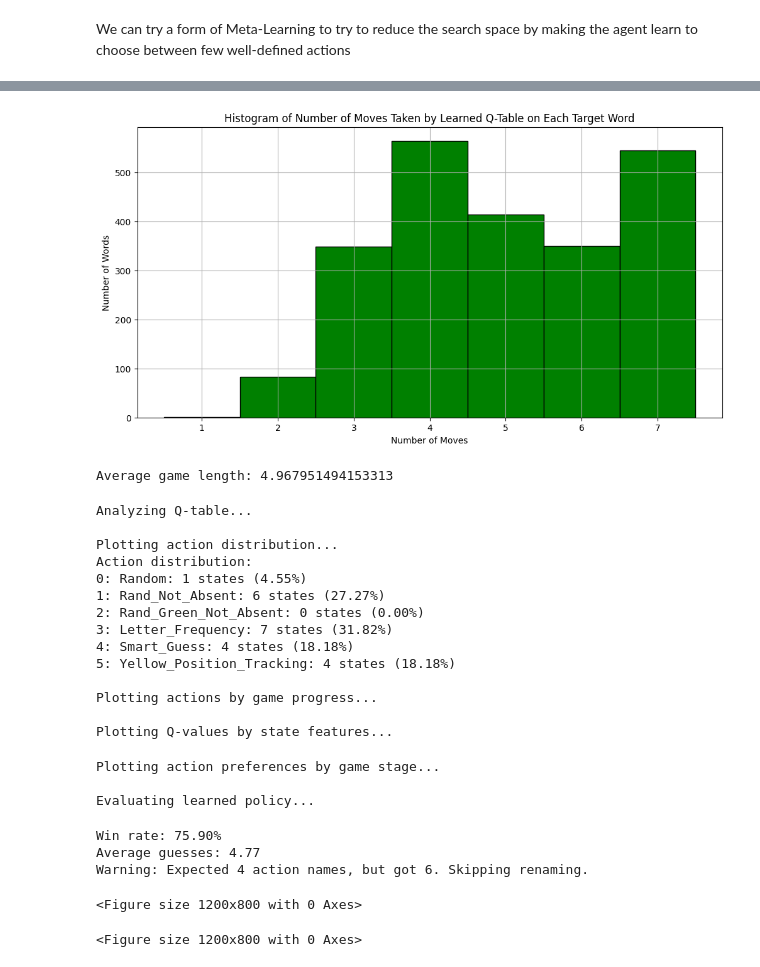
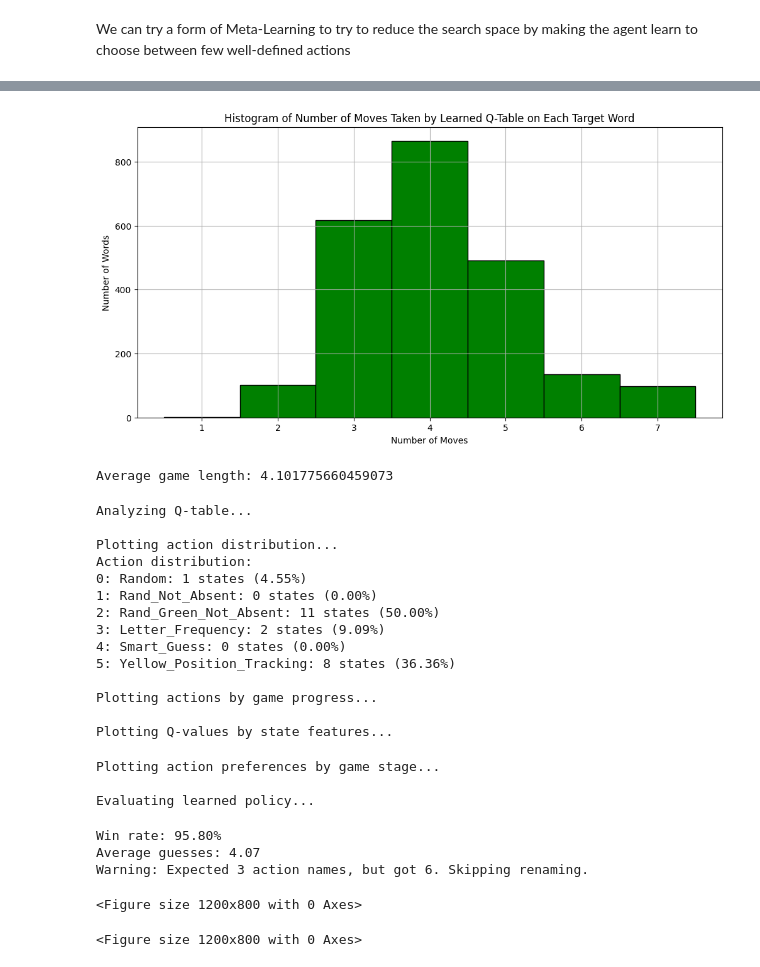
Before and after one commit to SaptarishiD/Rl4Wordle, a Jupyter notebook: myQwordle.ipynb, the cells around one changed output, grey strips where cells are left out. Drawn from its saved outputs; the diff is of its cells as text; code cells hidden in the pictures.

```diff
--- a/myQwordle.ipynb
+++ b/myQwordle.ipynb
@@ -14,7 +14,7 @@ from myQwordleEnv import WordleMetaEnv, WordleQEnv, MyAgent
 from tqdm import tqdm
 import time
 # %%
-f = open('words.txt', 'r')
+f = open('target_words.txt', 'r')
 target_words = f.read().splitlines()
 f.close()
 # %%
@@ -25,7 +25,7 @@ len(target_words)
 We can try a form of Meta-Learning to try to reduce the search space by making the agent learn to choose between few well-defined actions
 # %%
 def Q_Learning(num_episodes, gamma=1.0, alpha=0.5, epsilon=0.1):
-    env = WordleMetaEnv(word_list_path='words.txt')
+    env = WordleMetaEnv(debug=False, word_list_path='target_words.txt')
     actions_len = len(env.action_space)
     Q = defaultdict(lambda: np.zeros(actions_len))
 
@@ -184,39 +184,39 @@ def run_episode_for_target(target, Q):
         if state in Q:
             action = np.argmax(Q[state])
         else:
             action = random.choice(env.agent.action_space)
 
         state, reward, done = env.step(action)
         moves += 1
     if env.env.won_game == 'yes':
         return moves
     else:
         env.env.won_game = 'no'
         return moves+1
-    return moves
+
 
 moves_list = []
 f = open('target_words.txt', 'r')
 new_target_words = f.read().splitlines()
 f.close()
 for word in tqdm(new_target_words):
     m = run_episode_for_target(word, Q_loaded)
     moves_list.append(m)
 
 plt.figure(figsize=(12, 6))
 plt.hist(moves_list, bins=range(1, max(moves_list) + 2), edgecolor='black', color='green', align='left')
 plt.xlabel("Number of Moves")
 plt.ylabel("Number of Words")
 plt.title("Histogram of Number of Moves Taken by Learned Q-Table on Each Target Word")
 plt.xticks(range(1, max(moves_list) + 1))
 plt.grid(True)
 plt.show()
 # %% [output]
-[figure, old version]
+[figure, new version]
 # %%
 print("Average game length:", np.mean(moves_list))
 # %% [output]
-Average game length: 4.967951494153313
+Average game length: 4.101775660459073
 # %%
 import numpy as np
 import matplotlib.pyplot as plt
@@ -585,11 +585,11 @@ Analyzing Q-table...
 Plotting action distribution...
 Action distribution:
 0: Random: 1 states (4.55%)
-1: Rand_Not_Absent: 6 states (27.27%)
-2: Rand_Green_Not_Absent: 0 states (0.00%)
-3: Letter_Frequency: 7 states (31.82%)
-4: Smart_Guess: 4 states (18.18%)
-5: Yellow_Position_Tracking: 4 states (18.18%)
+1: Rand_Not_Absent: 0 states (0.00%)
+2: Rand_Green_Not_Absent: 11 states (50.00%)
+3: Letter_Frequency: 2 states (9.09%)
+4: Smart_Guess: 0 states (0.00%)
+5: Yellow_Position_Tracking: 8 states (36.36%)
 
 Plotting actions by game progress...
 
@@ -597,9 +597,9 @@ Plotting Q-values by state features...
 Plotting action preferences by game stage...
 
 Evaluating learned policy...
-Win rate: 75.90%
-Average guesses: 4.77
-Warning: Expected 4 action names, but got 6. Skipping renaming.
+Win rate: 95.80%
+Average guesses: 4.07
+Warning: Expected 3 action names, but got 6. Skipping renaming.
 <Figure size 1200x800 with 0 Axes>
 <Figure size 1200x800 with 0 Axes>
 # %%
```
Also changed, not shown: parts of 3 cells of this notebook, 7 other files.
